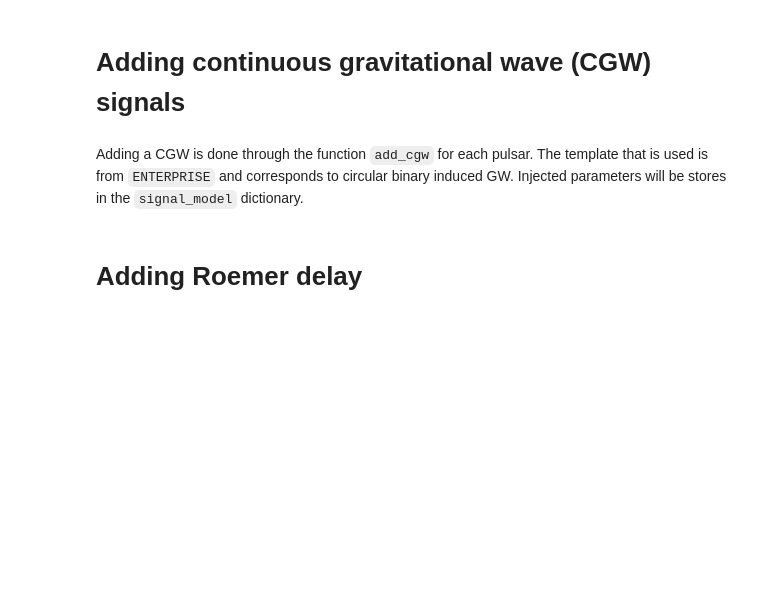
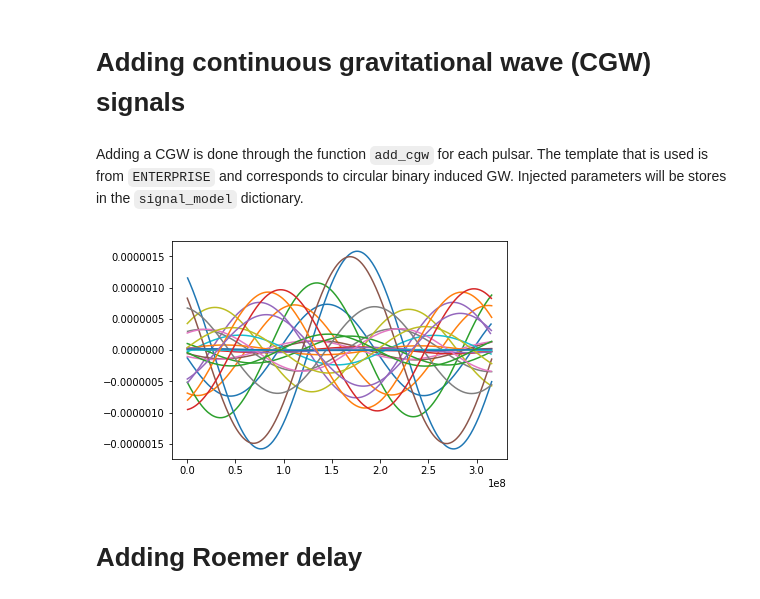
Before and after one commit to mfalxa/fakepta, a Jupyter notebook: examples/tutorial.ipynb, the cells around one changed output. Cells and saved outputs as stored; diff of their text form; code cells hidden in the pictures; blank space fills up the shorter version.

```diff
--- a/examples/tutorial.ipynb
+++ b/examples/tutorial.ipynb
@@ -186,16 +186,22 @@ Adding a CGW is done through the function `add_cgw` for each pulsar. The templat
 # %%
 params = {}
 params['log10_h'] = -13.5
 params['costheta'] = 0.12
 params['phi'] = 3.2
 params['cosinc'] = 0.3
 params['phase0'] = 1.6
 params['psi'] = 1.2
 params['log10_mc'] = 9.2
 params['log10_fgw'] = -8.3
 
 for psr in psrs:
+    psr.make_ideal()
     psr.add_cgw(**params, psrterm=True)
+    plt.plot(psr.toas, psr.residuals)
+
+plt.show()
+# %% [output]
+[figure, added]
 # %% [markdown]
 # Adding Roemer delay
 # %% [markdown]
```
Also changed, not shown: parts of 8 cells of this notebook, 4 other files.
